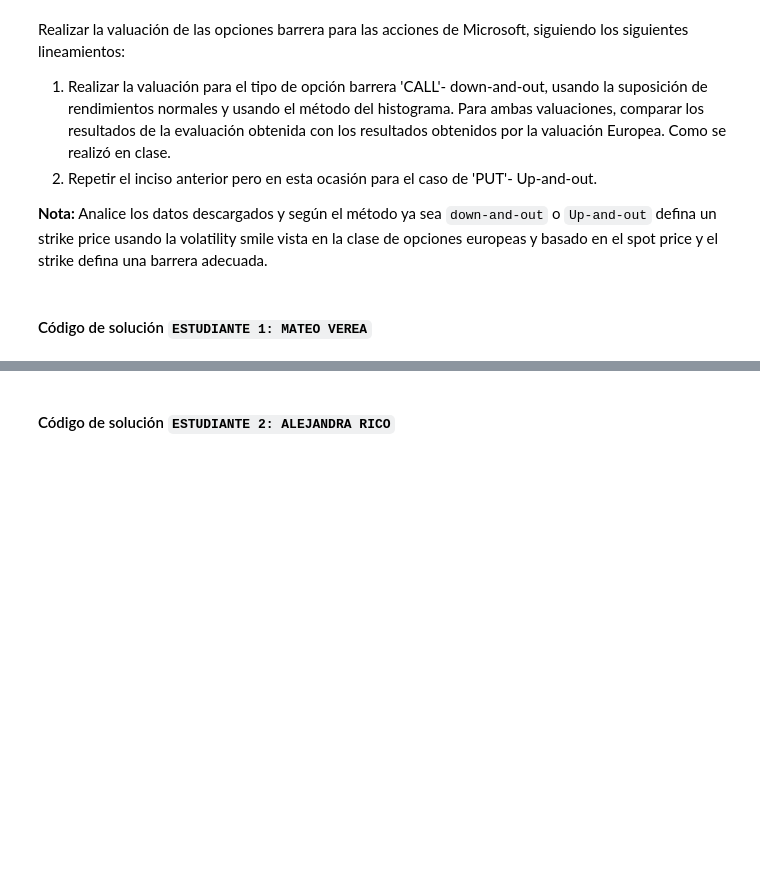
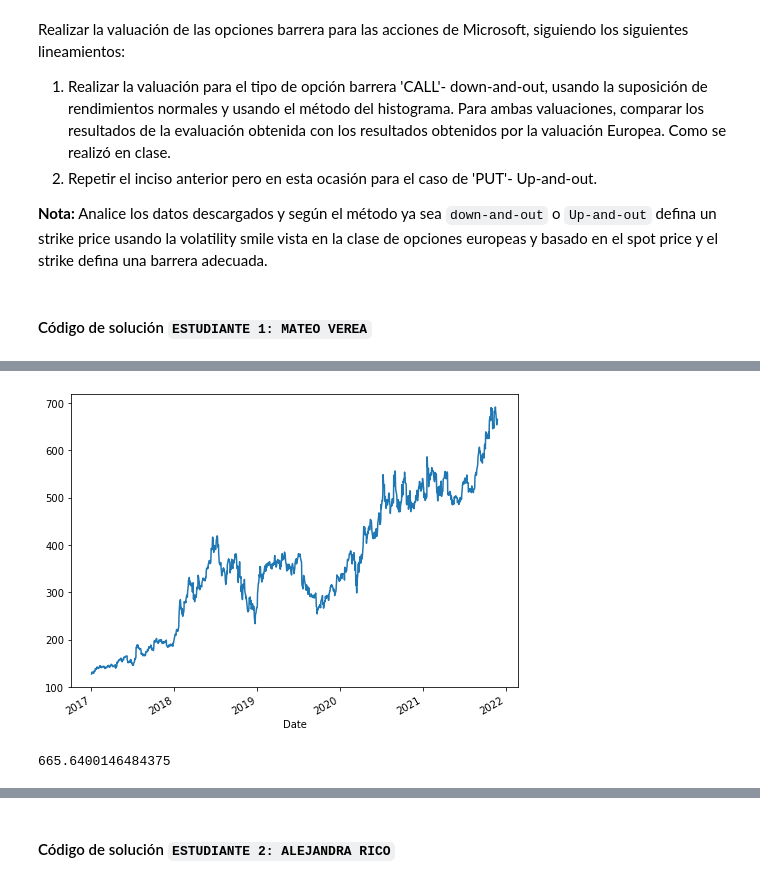
Before and after one commit to Mateoverea/Tarea10_MVerea_ARico, a Jupyter notebook: Tarea10_MVerea_ARico.ipynb, the cells around one changed output, grey strips where cells are left out. Saved outputs shown, nothing was run; the diff lists cells and outputs as text; code cells hidden in the pictures; blank space fills up the shorter version.

```diff
--- a/Tarea10_MVerea_ARico.ipynb
+++ b/Tarea10_MVerea_ARico.ipynb
@@ -49,0 +52,19 @@ pd.set_option('precision', 3)
+# %%
+# Función para descargar precios de cierre ajustados:
+def get_adj_closes(tickers, start_date=None, end_date=None):
+    # Fecha inicio por defecto (start_date='2010-01-01') y fecha fin por defecto (end_date=today)
+    # Descargamos DataFrame con todos los datos
+    closes = web.DataReader(name=tickers, data_source='yahoo', start=start_date, end=end_date)
+    # Solo necesitamos los precios ajustados en el cierre
+    closes = closes['Adj Close']
+    # Se ordenan los índices de manera ascendente
+    closes.sort_index(inplace=True)
+    return closes
+
+####### Calculation of log-returns
+def calc_daily_ret(closes):
+    return np.log(closes/closes.shift(1)).dropna()
+# %%
+closes = get_adj_closes(['NFLX'], '2017-01-01')
+closes_nflx = closes.loc[:,'NFLX']
+closes_nflx
@@ -49,0 +85,8 @@ pd.set_option('precision', 3)
+# %%
+closes_nflx.plot(figsize=(8,6));
+# %% [output]
+[figure, added]
+# %%
+closes_nflx[-1]
+# %% [output]
+665.6400146484375
```
Also changed, not shown: parts of 22 cells of this notebook.
